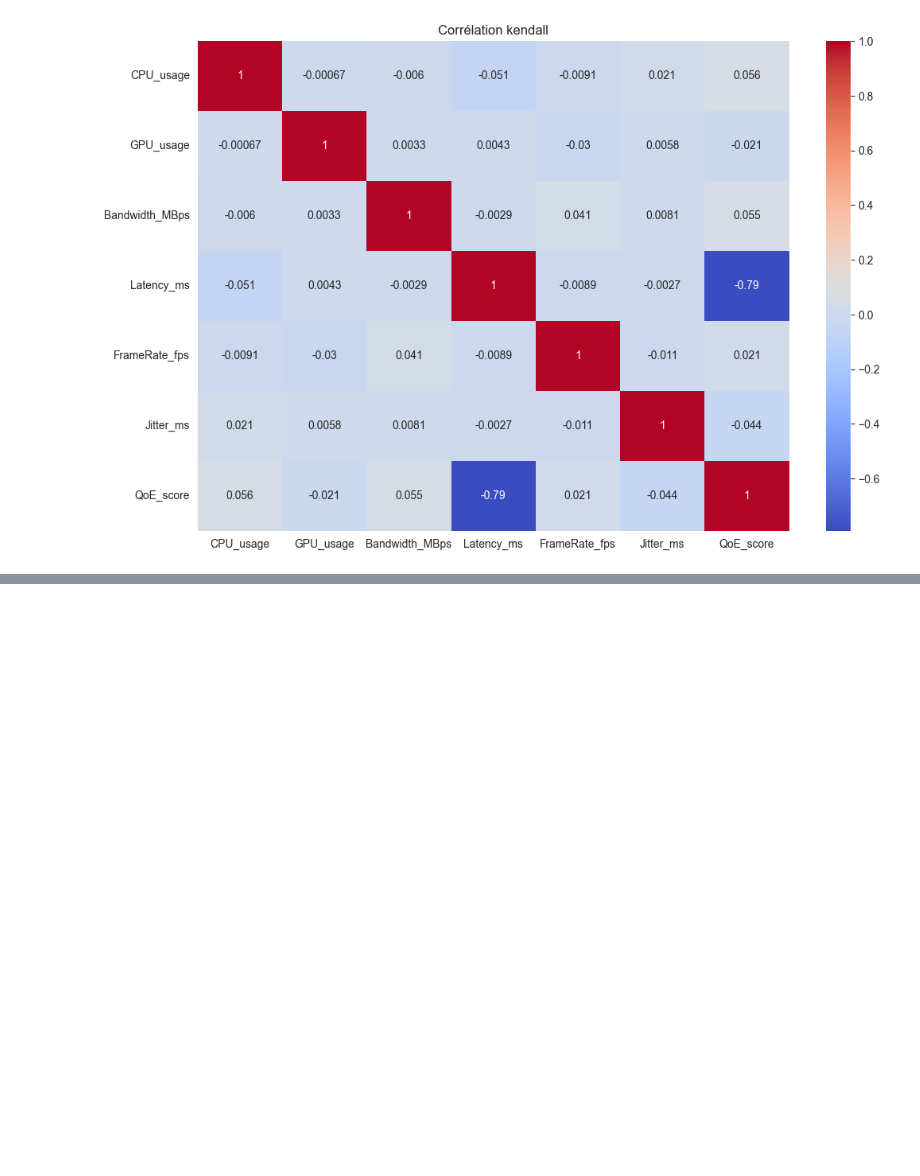
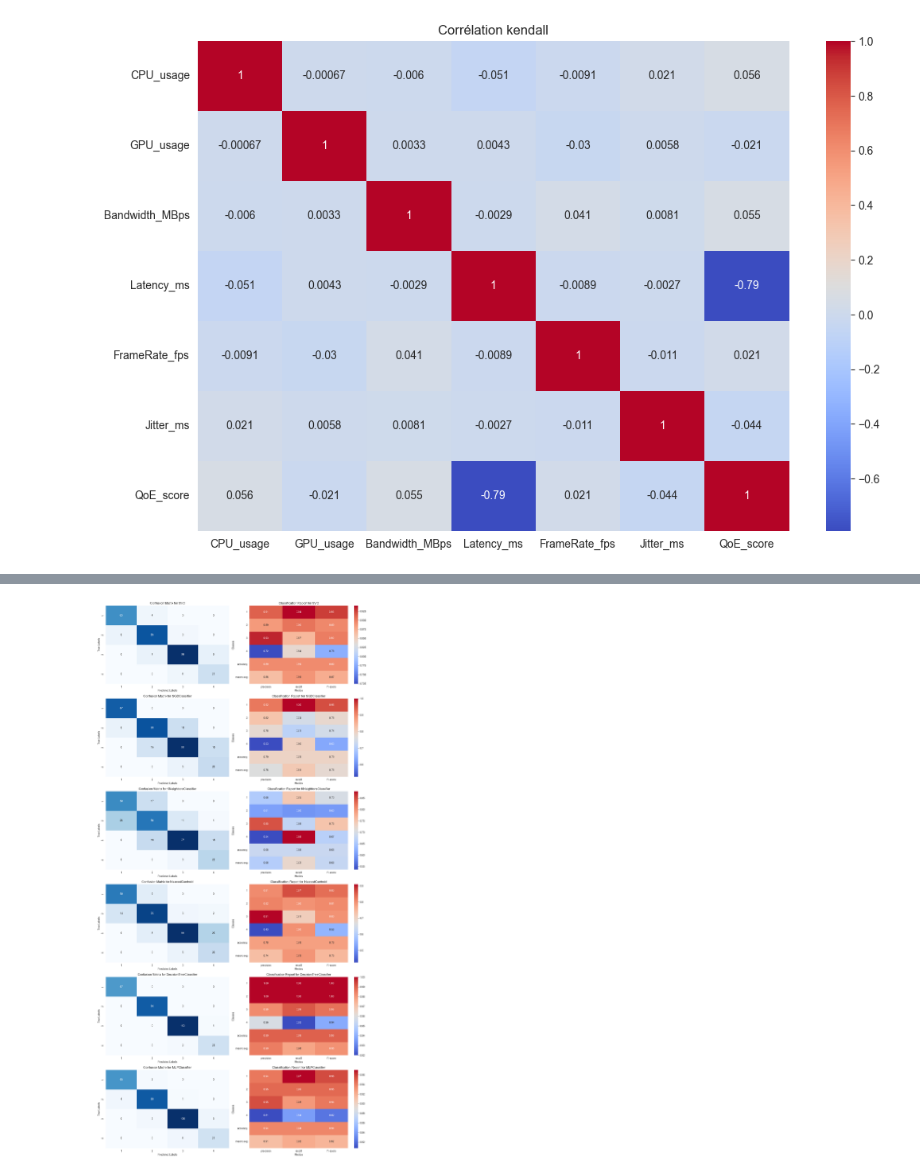
Before and after one commit to zazou-git86/4K_cloud_gaming_QoE, a Jupyter notebook: QoE-CG.ipynb, the cells around one changed output, grey strips where cells are left out. Saved outputs shown, nothing was run; the diff lists cells and outputs as text; code cells hidden in the pictures; blank space fills up the shorter version.

Commit message:
classification task

```diff
--- a/QoE-CG.ipynb
+++ b/QoE-CG.ipynb
@@ -140,0 +174,20 @@ plt.show()
+# %%
+smote = SMOTE()
+X_train_resampled, y_train_resampled = smote.fit_resample(X_train_scaled, y_train)
+# %%
+models = {
+    'SVC': SVC(random_state=42),
+    'SGDClassifier': SGDClassifier(random_state=42),
+    'KNeighborsClassifier': KNeighborsClassifier(),
+    'NearestCentroid': NearestCentroid(),
+    'DecisionTreeClassifier': DecisionTreeClassifier(random_state=42),
+    'MLPClassifier': MLPClassifier(random_state=42, max_iter=1000)
+}
+# %%
+# 7. Entraînement + Évaluation
+for name, model in models.items():
+    print(f"--- {name} ---")
+    model.fit(X_train_resampled, y_train_resampled)
+    y_pred = model.predict(X_test_scaled)
+    print(confusion_matrix(y_test, y_pred))
+    print(classification_report(y_test, y_pred))
@@ -140,0 +212,31 @@ plt.show()
+# %%
+# Classes spécifiques de 1 à 4
+class_labels = ['1', '2', '3', '4']
+
+# Préparer un graphique de confusion et un tableau pour chaque modèle
+fig, axes = plt.subplots(len(models), 2, figsize=(15, len(models) * 5))
+
+for i, (name, model) in enumerate(models.items()):
+    model.fit(X_train_resampled, y_train_resampled)
+    y_pred = model.predict(X_test_scaled)
+
+    # Matrice de confusion
+    cm = confusion_matrix(y_test, y_pred, labels=[1, 2, 3, 4])
+    sns.heatmap(cm, annot=True, fmt='d', cmap='Blues', cbar=False, ax=axes[i, 0], xticklabels=class_labels, yticklabels=class_labels)
+    axes[i, 0].set_title(f'Confusion Matrix for {name}')
+    axes[i, 0].set_xlabel('Predicted Labels')
+    axes[i, 0].set_ylabel('True Labels')
+
+    # Rapport de classification
+    report = classification_report(y_test, y_pred, target_names=class_labels, output_dict=True)
+    report_df = pd.DataFrame(report).transpose()
+    sns.heatmap(report_df.iloc[:-1, :-1], annot=True, fmt='.2f', cmap='coolwarm', cbar=True, ax=axes[i, 1])
+    axes[i, 1].set_title(f'Classification Report for {name}')
+    axes[i, 1].set_xlabel('Metrics')
+    axes[i, 1].set_ylabel('Classes')
+
+# Ajuster la mise en page pour éviter les chevauchements
+plt.tight_layout()
+plt.show()
+# %% [output]
+[figure, added]
```
Also changed, not shown: parts of 9 cells of this notebook.
